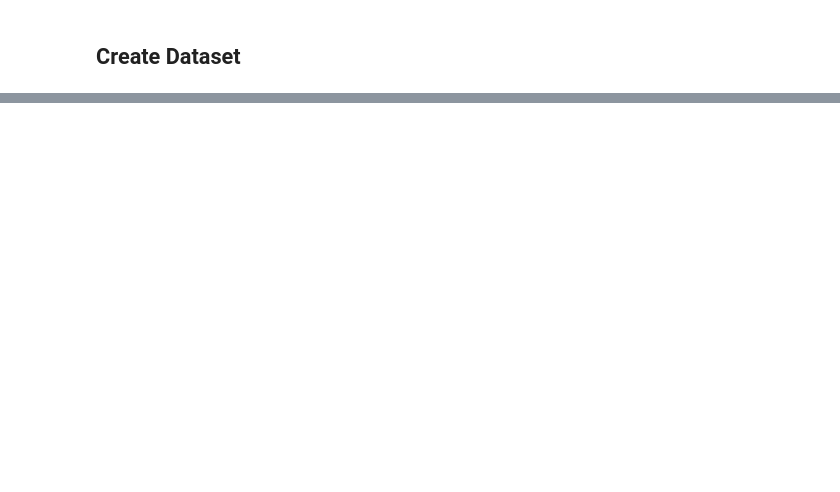
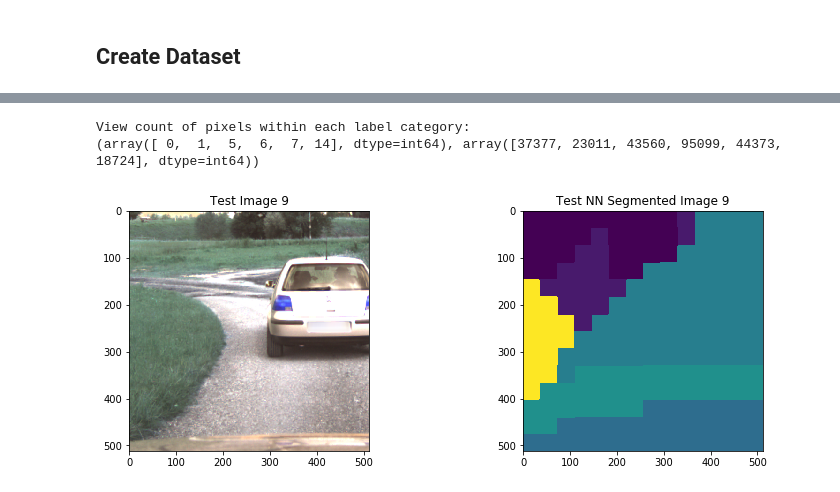
Before and after one commit to FYDP2022/compute, a Jupyter notebook: research/semantic-segmentation.ipynb, the cells around one changed output, grey strips where cells are left out. Saved outputs shown, nothing was run; the diff lists cells and outputs as text; code cells hidden in the pictures; blank space fills up the shorter version.

Commit message:
validation and test cases built

```diff
--- a/research/semantic-segmentation.ipynb
+++ b/research/semantic-segmentation.ipynb
@@ -68,0 +410,30 @@ find_forest_and_car_images()
+# %%
+test_data = DataLoaderSegmentation('test')
+# %%
+def get_nn_seg_img_test(net, data):
+    img = data
+
+    nn_seg_output = net.forward(img[None].cuda())
+
+    if device != 'cpu':
+        nn_seg_img = torch.argmax(nn_seg_output, dim=1).cpu().numpy()[0]
+    else:
+        nn_seg_img = torch.argmax(nn_seg_output, dim=1).numpy()[0]
+
+    print("View count of pixels within each label category:")
+    print(np.unique(nn_seg_img, return_counts=True))
+
+    return nn_seg_img
+
+test_img_9 = test_data[9]
+
+test_nn_seg_img_9 = get_nn_seg_img_test(trained_net, test_data[9])
+
+fig = plt.figure(figsize=(20,15))
+
+add_img_plot(fig, 9, np.rollaxis(test_img_9.numpy().astype(int), 0, 3),'Test Image ', [3,3,1])
+add_img_plot(fig, 9, colorize_mask_nn_output(test_nn_seg_img_9), 'Test NN Segmented Image ', [3,3,2])
+# %% [output]
+View count of pixels within each label category:
+(array([ 0,  1,  5,  6,  7, 14], dtype=int64), array([37377, 23011, 43560, 95099, 44373, 18724], dtype=int64))
+[figure, added]
```
Also changed, not shown: parts of 18 cells of this notebook.
